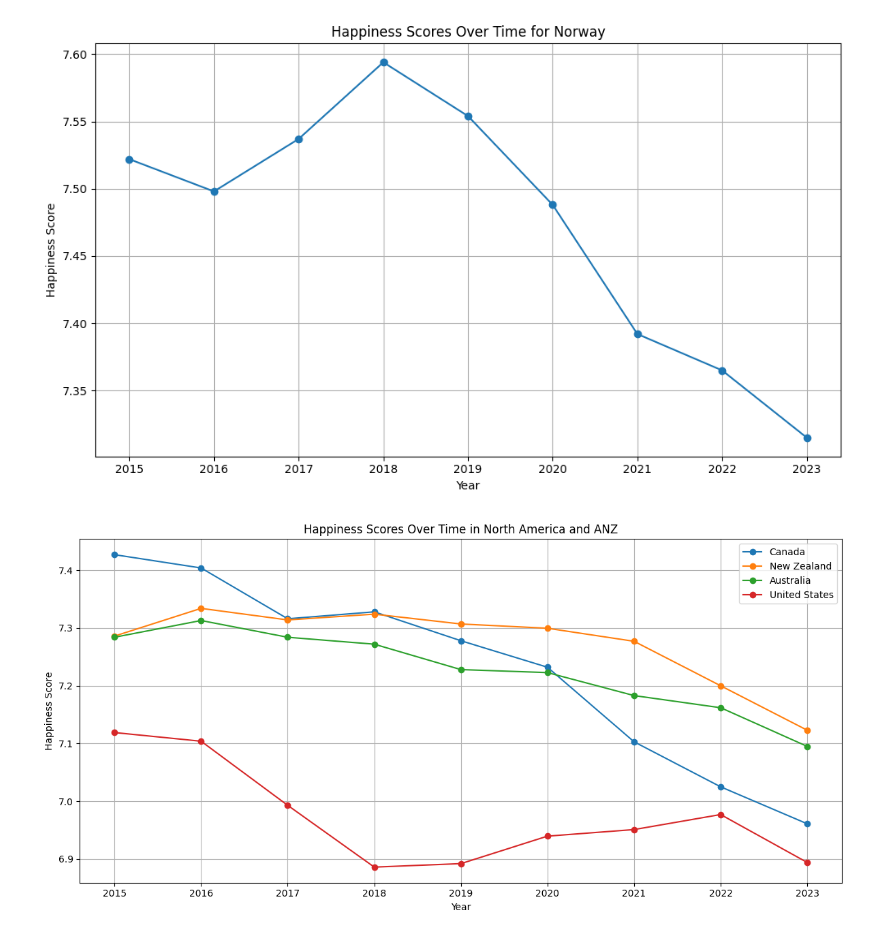
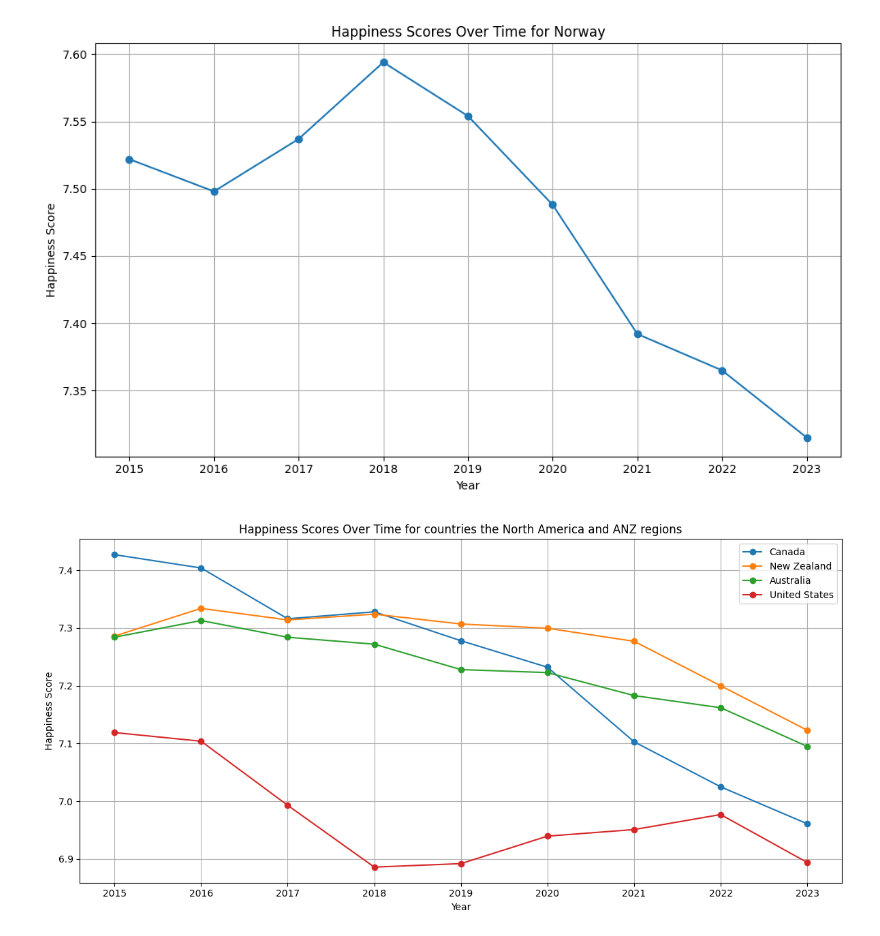
Before and after one commit to malakyoussef1/IDS2, a Jupyter notebook: happy/IDS2.ipynb, the cells around one changed output. Saved outputs shown, nothing was run; the diff lists cells and outputs as text; code cells hidden in the pictures.

```diff
--- a/happy/IDS2.ipynb
+++ b/happy/IDS2.ipynb
@@ -188,32 +188,32 @@ plt.show()
 
 region_to_analyze = df['region'][4]
 
 # Filter the DataFrame for the specific region
 region_data = df[df['region'] == region_to_analyze]
 
 # Get unique countries in the filtered DataFrame
 unique_countries = region_data['country'].unique()
 
 # Create a line chart with a line for each country in the region
 plt.figure(figsize=(12, 6))
 for country in unique_countries:
     # Filter the DataFrame for the specific country
     country_data = region_data[region_data['country'] == country]
 
     # Extract the year and happiness_score columns
     years = country_data['year']
     happiness_scores = country_data['happiness_score']
 
     # Plot the line for the country
     plt.plot(years, happiness_scores, label=country, marker='o', linestyle='-')
 
 plt.xlabel('Year')
 plt.ylabel('Happiness Score')
-plt.title(f'Happiness Scores Over Time in {region_to_analyze}')
+plt.title(f'Happiness Scores Over Time for countries the {region_to_analyze} regions')
 plt.legend(loc='best')  # Add a legend to label the lines with country names
 plt.grid(True)
 
 plt.tight_layout()
 plt.show()
 # %% [output]
-[figure, old version]
+[figure, new version]
```
Also changed, not shown: parts of 1 cell of this notebook.
